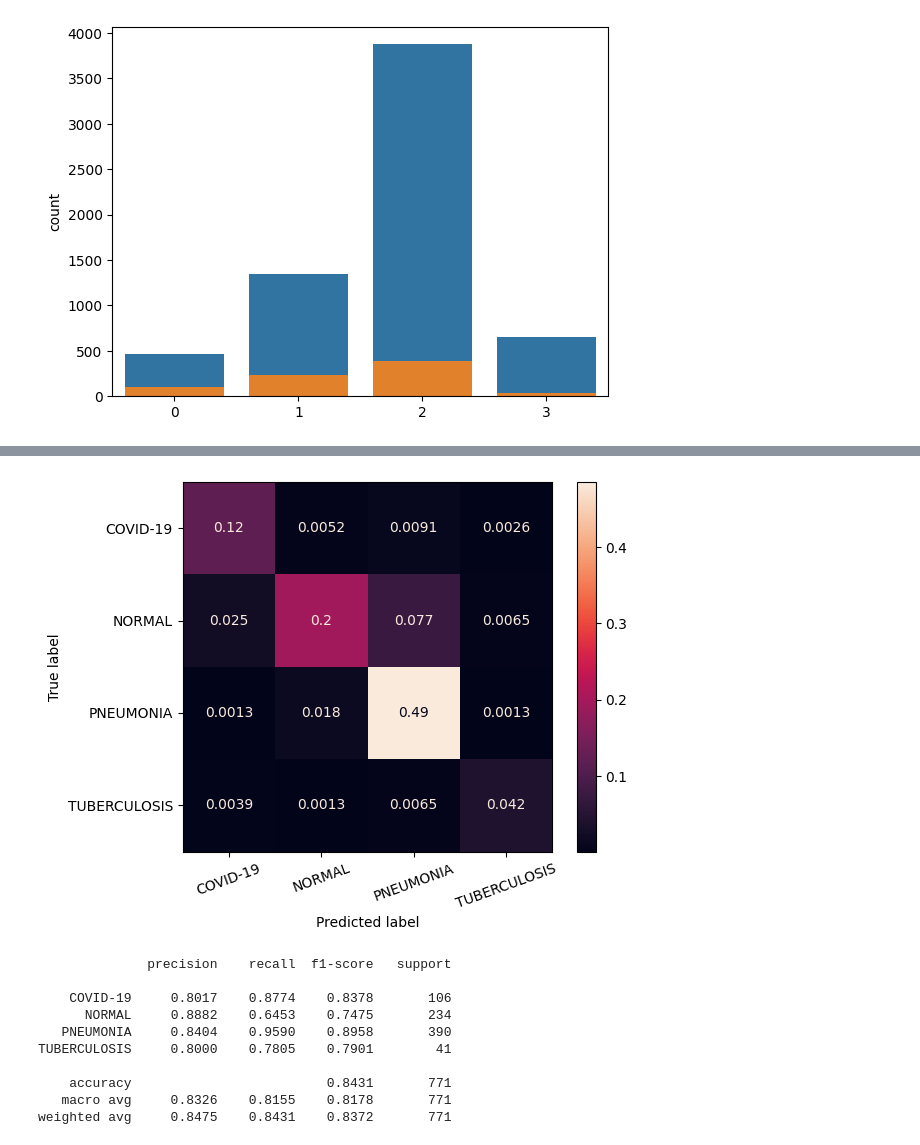
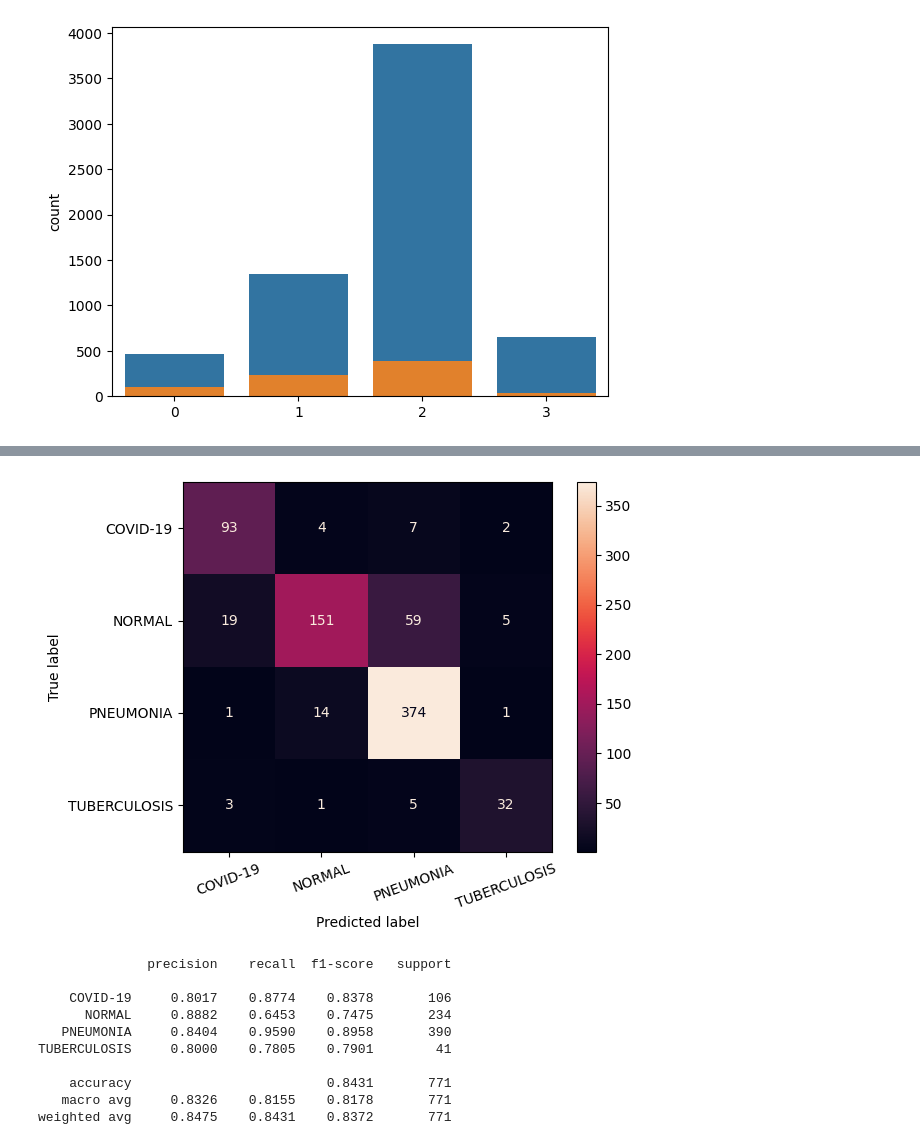
Before and after one commit to fahim-muntasir-niloy/ExInvoNet, a Jupyter notebook: INN.ipynb, the cells around one changed output, grey strips where cells are left out. Cells and saved outputs as stored; diff of their text form; code cells hidden in the pictures.

```diff
--- a/INN.ipynb
+++ b/INN.ipynb
@@ -201,11 +214,11 @@ model_checkpoint = ModelCheckpoint(
     verbose = 1
 )
 # %%
-# train the model
-print("inv model training...")
+# # train the model
+# print("inv model training...")
 
-history = inv_model.fit(train_dataset,
-                    epochs=epoch,
-                    validation_data=test_dataset,
-                    callbacks=[model_checkpoint]
-                    )
+# history = inv_model.fit(train_dataset,
+#                     epochs=epoch,
+#                     validation_data=test_dataset,
+#                     callbacks=[model_checkpoint]
+#                     )
@@ -271,12 +264,12 @@ true_labels = test_dataset.classes
 # %%
 cm = confusion_matrix(true_labels, predicted_class,
-                      normalize='all'
+                    #   normalize='pred'
                       )
 ConfusionMatrixDisplay(cm, display_labels=labels).plot(cmap='rocket')
 plt.xticks(rotation=20)
 plt.show()
 # %% [output]
-[figure, old version]
+[figure, new version]
 # %%
 # Print classification report
 
```
Also changed, not shown: parts of 8 cells of this notebook, 9 other files.
